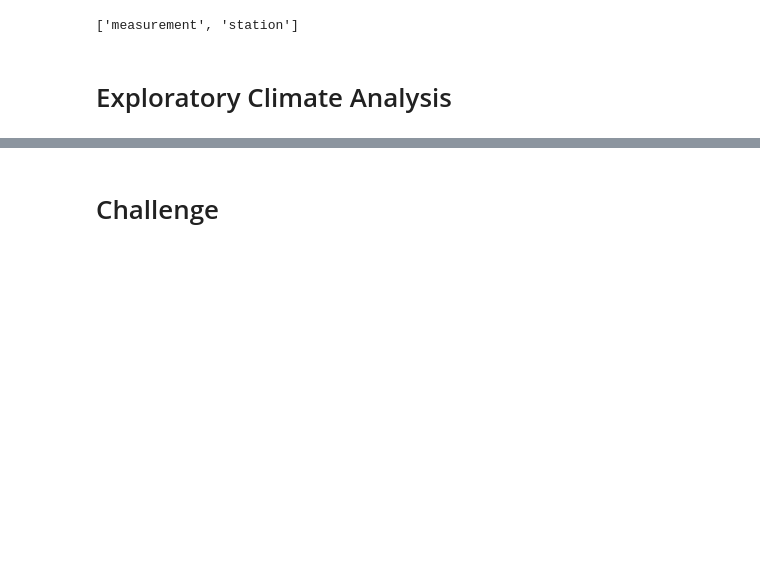
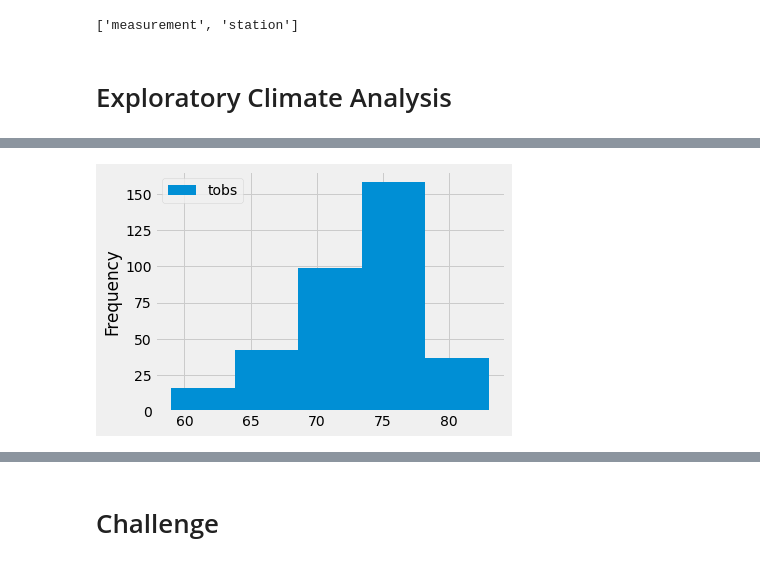
Before and after one commit to kmm337/surfs_up, a Jupyter notebook: climate_analysis.ipynb, the cells around one changed output, grey strips where cells are left out. Cells and saved outputs as stored; diff of their text form; code cells hidden in the pictures; blank space fills up the shorter version.

```diff
--- a/climate_analysis.ipynb
+++ b/climate_analysis.ipynb
@@ -65,0 +146,6 @@ session = Session(engine)
+# %%
+# create histogram with 5 bins. tight_layout compresses the x-axis labels so they fit
+df.plot.hist(bins=5)
+plt.tight_layout()
+# %% [output]
+[figure, added]
```
Also changed, not shown: parts of 10 cells of this notebook.
